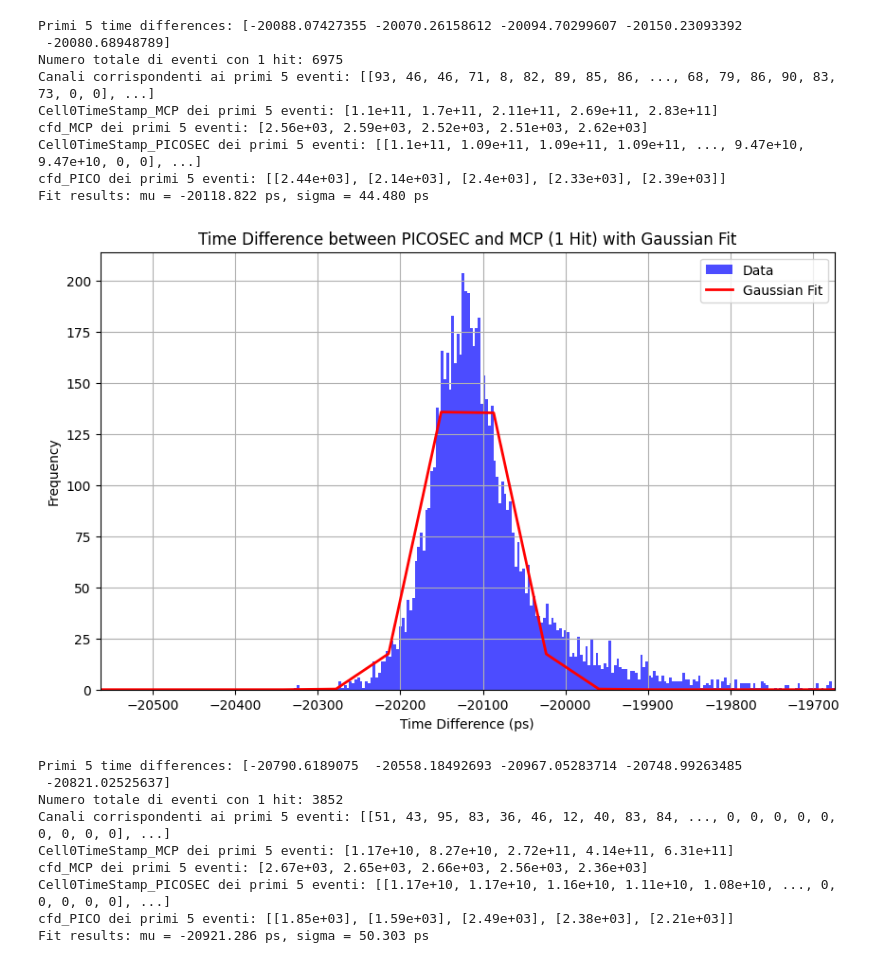
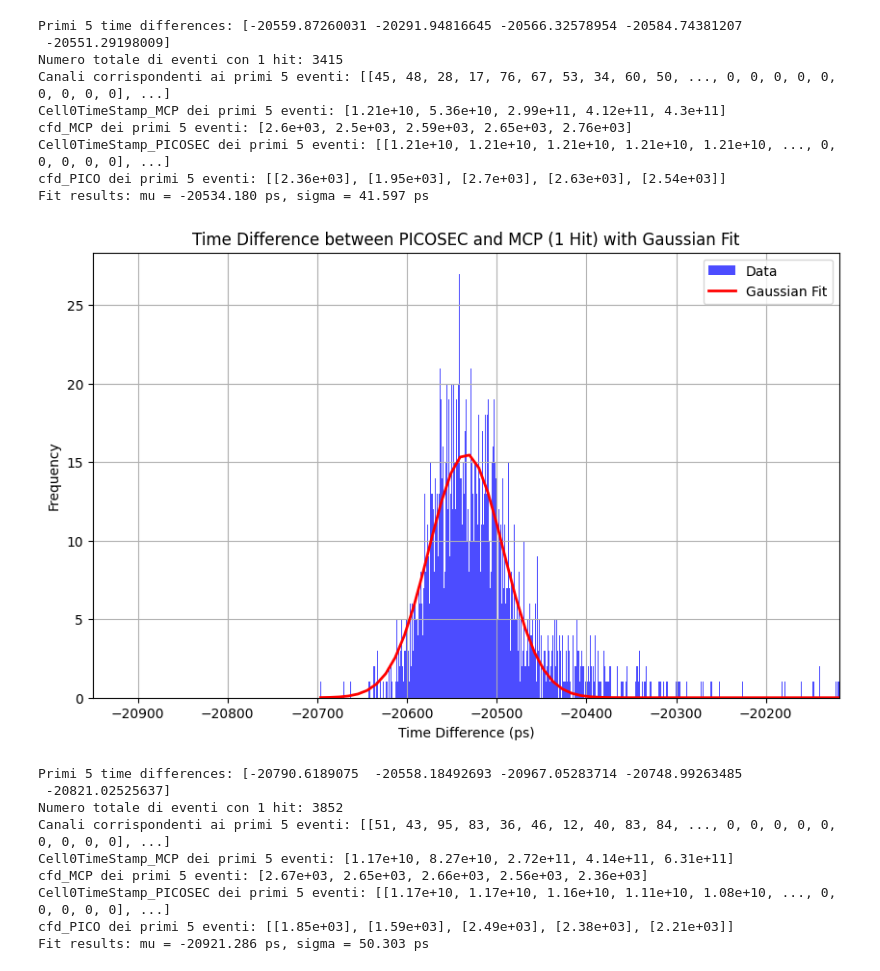
Before and after one commit to annascanu/TestbeamAnalysis, a Jupyter notebook: src/ultra_rapid_analysis.ipynb, the cells around one changed output. Saved outputs shown, nothing was run; the diff lists cells and outputs as text; code cells hidden in the pictures.

```diff
--- a/src/ultra_rapid_analysis.ipynb
+++ b/src/ultra_rapid_analysis.ipynb
@@ -43,7 +43,7 @@ srs                   = data["TriggerIDSRS_MCP"]      # Trigger ID SRS
 
 # Seleziona solo eventi con 1 hit
 
-single_hit_mask = (hits == 1) & (channel[:,0] == 93)  # Se vuoi filtrare anche per canale specifico
+single_hit_mask = (hits == 1) & (channel[:,0] == 45)  # Se vuoi filtrare anche per canale specifico
 
 # Filtra eventi dove PICOSEC ha almeno 1 valore
 valid_mask = ak.num(Cell0TimeStamp_PICOSEC[single_hit_mask]) >= 1
@@ -69,43 +69,43 @@ print("cfd_MCP dei primi 5 eventi:", cfd_MCP[single_hit_mask][valid_mask][:5])
 print("Cell0TimeStamp_PICOSEC dei primi 5 eventi:", Cell0TimeStamp_PICOSEC[single_hit_mask][valid_mask][:5])
 print("cfd_PICO dei primi 5 eventi:", cfd_PICO[single_hit_mask][valid_mask][:5])
 
 # Istogramma
 bins = 10000
 hist_vals, bin_edges = np.histogram(time_diff_np, bins=bins)
 bin_centers = (bin_edges[:-1] + bin_edges[1:]) / 2
 
 # Fit gaussiano
 
 p0 = [max(hist_vals), np.mean(time_diff_np), np.std(time_diff_np)]
 params, cov = curve_fit(gauss, bin_centers, hist_vals, p0=p0)
 A_fit, mu_fit, sigma_fit = params
 print(f"Fit results: mu = {mu_fit:.3f} ps, sigma = {sigma_fit:.3f} ps")
 
 # Plot
 plt.figure(figsize=(10,6))
 plt.hist(time_diff_np, bins=bins, alpha=0.7, color='blue', label='Data')
 x_fit = np.linspace(min(time_diff_np), max(time_diff_np), 500)
 plt.plot(x_fit, gauss(x_fit, *params), color='red', linewidth=2, label='Gaussian Fit')
 plt.title("Time Difference between PICOSEC and MCP (1 Hit) with Gaussian Fit")
 plt.xlabel("Time Difference (ps)")
 plt.ylabel("Frequency")
 plt.grid()
 plt.legend()
 
 # Stringe l'asse x intorno ai dati (ad esempio ±5 sigma attorno a mu_fit)
 plt.xlim(mu_fit - 10*sigma_fit, mu_fit + 10*sigma_fit)
 plt.show()
 # %% [output]
-Primi 5 time differences: [-20088.07427355 -20070.26158612 -20094.70299607 -20150.23093392
- -20080.68948789]
-Numero totale di eventi con 1 hit: 6975
-Canali corrispondenti ai primi 5 eventi: [[93, 46, 46, 71, 8, 82, 89, 85, 86, ..., 68, 79, 86, 90, 83, 73, 0, 0], ...]
-Cell0TimeStamp_MCP dei primi 5 eventi: [1.1e+11, 1.7e+11, 2.11e+11, 2.69e+11, 2.83e+11]
-cfd_MCP dei primi 5 eventi: [2.56e+03, 2.59e+03, 2.52e+03, 2.51e+03, 2.62e+03]
-Cell0TimeStamp_PICOSEC dei primi 5 eventi: [[1.1e+11, 1.09e+11, 1.09e+11, 1.09e+11, ..., 9.47e+10, 9.47e+10, 0, 0], ...]
-cfd_PICO dei primi 5 eventi: [[2.44e+03], [2.14e+03], [2.4e+03], [2.33e+03], [2.39e+03]]
-Fit results: mu = -20118.822 ps, sigma = 44.480 ps
+Primi 5 time differences: [-20559.87260031 -20291.94816645 -20566.32578954 -20584.74381207
+ -20551.29198009]
+Numero totale di eventi con 1 hit: 3415
+Canali corrispondenti ai primi 5 eventi: [[45, 48, 28, 17, 76, 67, 53, 34, 60, 50, ..., 0, 0, 0, 0, 0, 0, 0, 0, 0], ...]
+Cell0TimeStamp_MCP dei primi 5 eventi: [1.21e+10, 5.36e+10, 2.99e+11, 4.12e+11, 4.3e+11]
+cfd_MCP dei primi 5 eventi: [2.6e+03, 2.5e+03, 2.59e+03, 2.65e+03, 2.76e+03]
+Cell0TimeStamp_PICOSEC dei primi 5 eventi: [[1.21e+10, 1.21e+10, 1.21e+10, 1.21e+10, 1.21e+10, ..., 0, 0, 0, 0, 0], ...]
+cfd_PICO dei primi 5 eventi: [[2.36e+03], [1.95e+03], [2.7e+03], [2.63e+03], [2.54e+03]]
+Fit results: mu = -20534.180 ps, sigma = 41.597 ps
-[figure, old version]
+[figure, new version]
 # %%
 import uproot
 import awkward as ak
```
Also changed, not shown: 2 other files.
